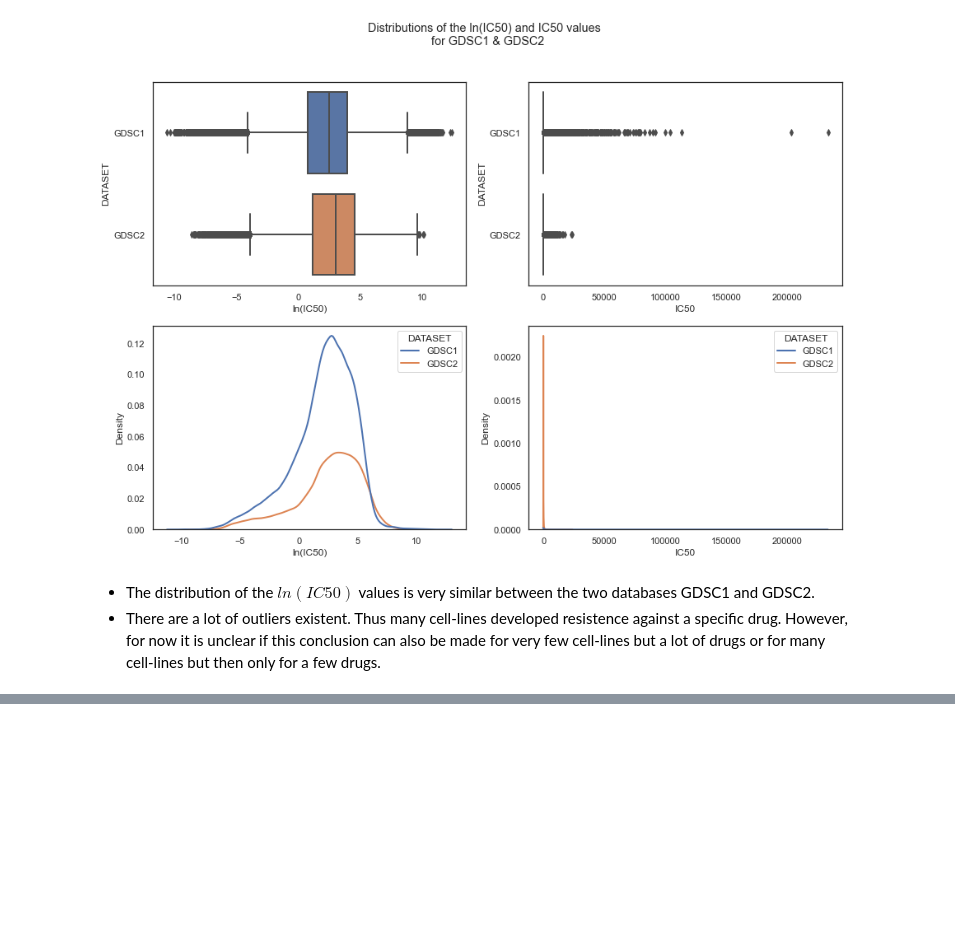
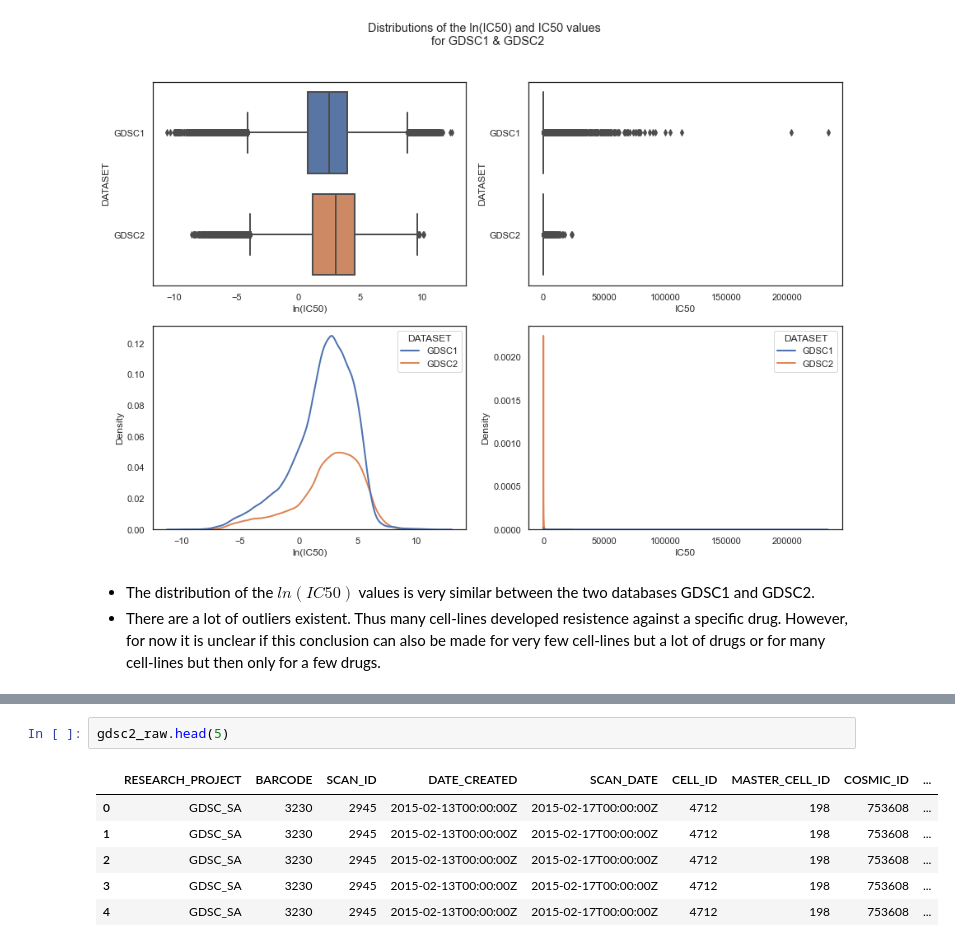
Before and after one commit to PeeteKeesel/gnn-for-drug-response-prediction, a Jupyter notebook: 02_GDSC_playground.ipynb, the cells around one changed output, grey strips where cells are left out. Drawn from its saved outputs; the diff is of its cells as text; blank space fills up the shorter version.

```diff
--- a/02_GDSC_playground.ipynb
+++ b/02_GDSC_playground.ipynb
@@ -411,0 +438,9 @@ GDSC2_RAW_FILE = 'GDSC2_public_raw_data_25Feb20.csv.xlsx'
+# %%
+gdsc2_raw.head(5)
+# %% [output]
+|  | RESEARCH_PROJECT | BARCODE | SCAN_ID | DATE_CREATED | SCAN_DATE | CELL_ID | MASTER_CELL_ID | COSMIC_ID | ... |
+| 0 | GDSC_SA | 3230 | 2945 | 2015-02-13T00:00:00Z | 2015-02-17T00:00:00Z | 4712 | 198 | 753608 | ... |
+| 1 | GDSC_SA | 3230 | 2945 | 2015-02-13T00:00:00Z | 2015-02-17T00:00:00Z | 4712 | 198 | 753608 | ... |
+| 2 | GDSC_SA | 3230 | 2945 | 2015-02-13T00:00:00Z | 2015-02-17T00:00:00Z | 4712 | 198 | 753608 | ... |
+| 3 | GDSC_SA | 3230 | 2945 | 2015-02-13T00:00:00Z | 2015-02-17T00:00:00Z | 4712 | 198 | 753608 | ... |
+| 4 | GDSC_SA | 3230 | 2945 | 2015-02-13T00:00:00Z | 2015-02-17T00:00:00Z | 4712 | 198 | 753608 | ... |
```
Also changed, not shown: parts of 54 cells of this notebook, 1 other file.
